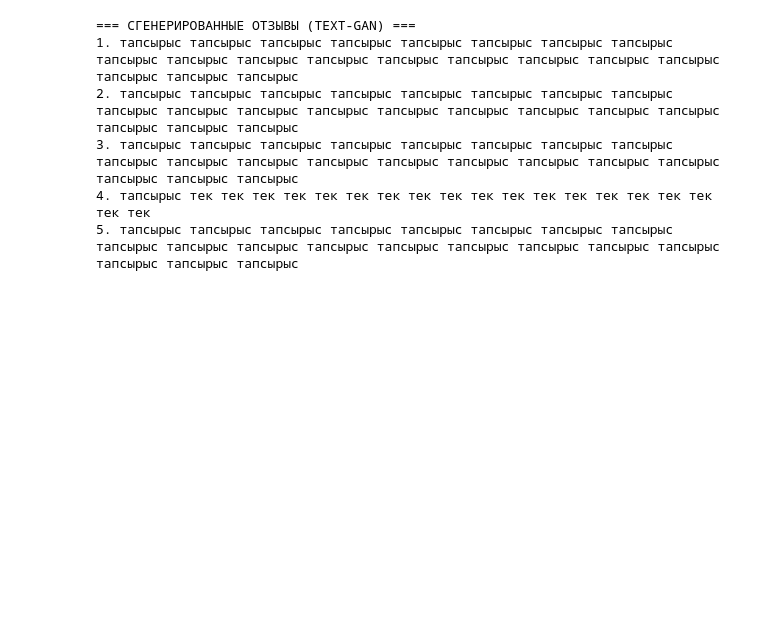
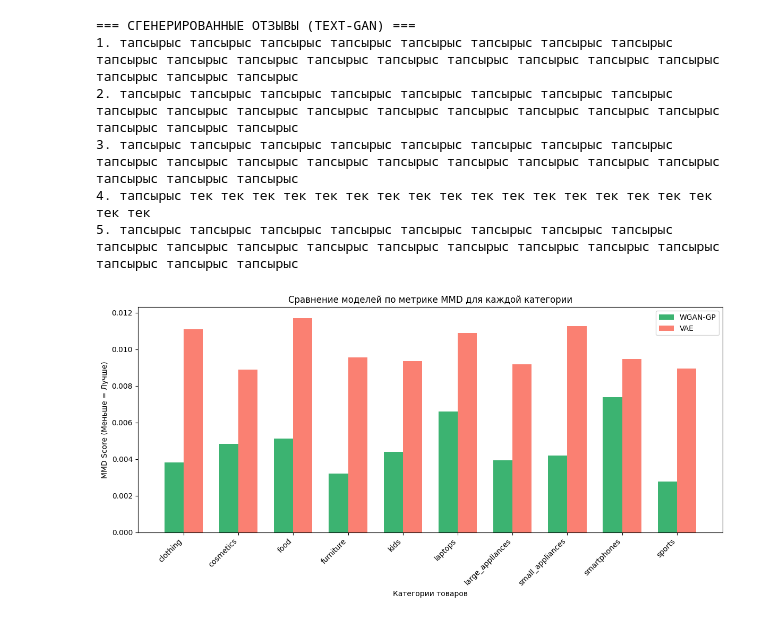
Before and after one commit to SultanKhassenov/gan-reviews, a Jupyter notebook: notebooks/03_train_and_compare.ipynb, the cells around one changed output. Cells and saved outputs as stored; diff of their text form; code cells hidden in the pictures; blank space fills up the shorter version.

```diff
--- a/notebooks/03_train_and_compare.ipynb
+++ b/notebooks/03_train_and_compare.ipynb
@@ -673,3 +695,31 @@ for i in range(5):
 3. тапсырыс тапсырыс тапсырыс тапсырыс тапсырыс тапсырыс тапсырыс тапсырыс тапсырыс тапсырыс тапсырыс тапсырыс тапсырыс тапсырыс тапсырыс тапсырыс тапсырыс тапсырыс тапсырыс тапсырыс
 4. тапсырыс тек тек тек тек тек тек тек тек тек тек тек тек тек тек тек тек тек тек тек
 5. тапсырыс тапсырыс тапсырыс тапсырыс тапсырыс тапсырыс тапсырыс тапсырыс тапсырыс тапсырыс тапсырыс тапсырыс тапсырыс тапсырыс тапсырыс тапсырыс тапсырыс тапсырыс тапсырыс тапсырыс
+# %%
+# Используем DataFrame 'df_per'
+import matplotlib.pyplot as plt
+
+# Prepare data for plotting
+mmd_wgan = df_per[df_per['model'] == 'WGAN-GP'].set_index('class')['MMD']
+mmd_vae = df_per[df_per['model'] == 'VAE'].set_index('class')['MMD']
+
+# Get category names for x-axis labels
+categories = [id_to_cat[i] for i in sorted(id_to_cat.keys())]
+
+plt.figure(figsize=(12, 6))
+x = np.arange(len(categories))
+width = 0.35
+
+plt.bar(x - width/2, mmd_wgan.values, width, label='WGAN-GP', color='mediumseagreen')
+plt.bar(x + width/2, mmd_vae.values, width, label='VAE', color='salmon')
+
+plt.xlabel('Категории товаров')
+plt.ylabel('MMD Score (Меньше = Лучше)')
+plt.title('Сравнение моделей по метрике MMD для каждой категории')
+plt.xticks(x, categories, rotation=45, ha='right')
+plt.legend()
+plt.tight_layout()
+plt.savefig('results/mmd_barchart.png', dpi=120)
+plt.show()
+# %% [output]
+[figure, added]
```
Also changed, not shown: parts of 2 cells of this notebook.
